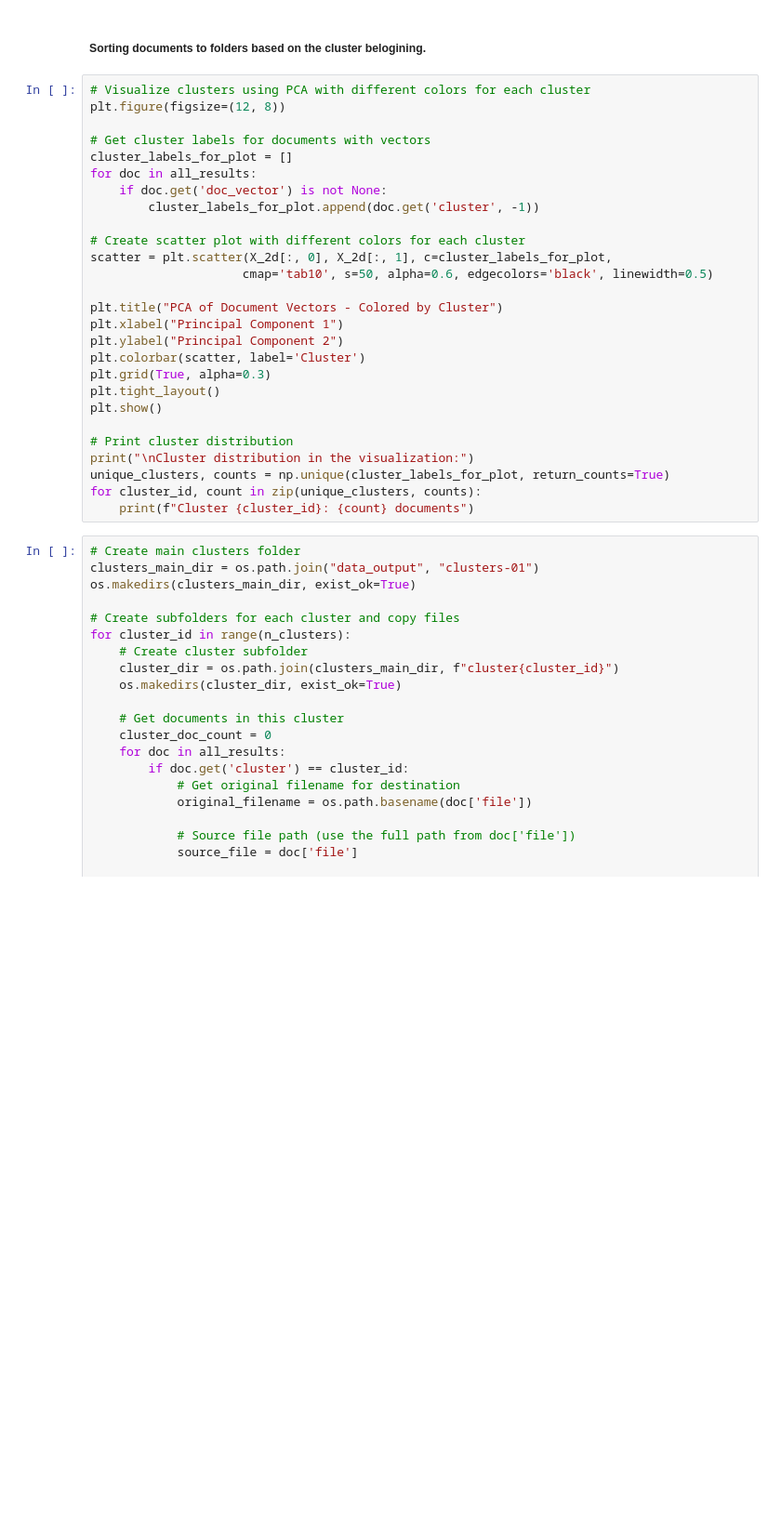
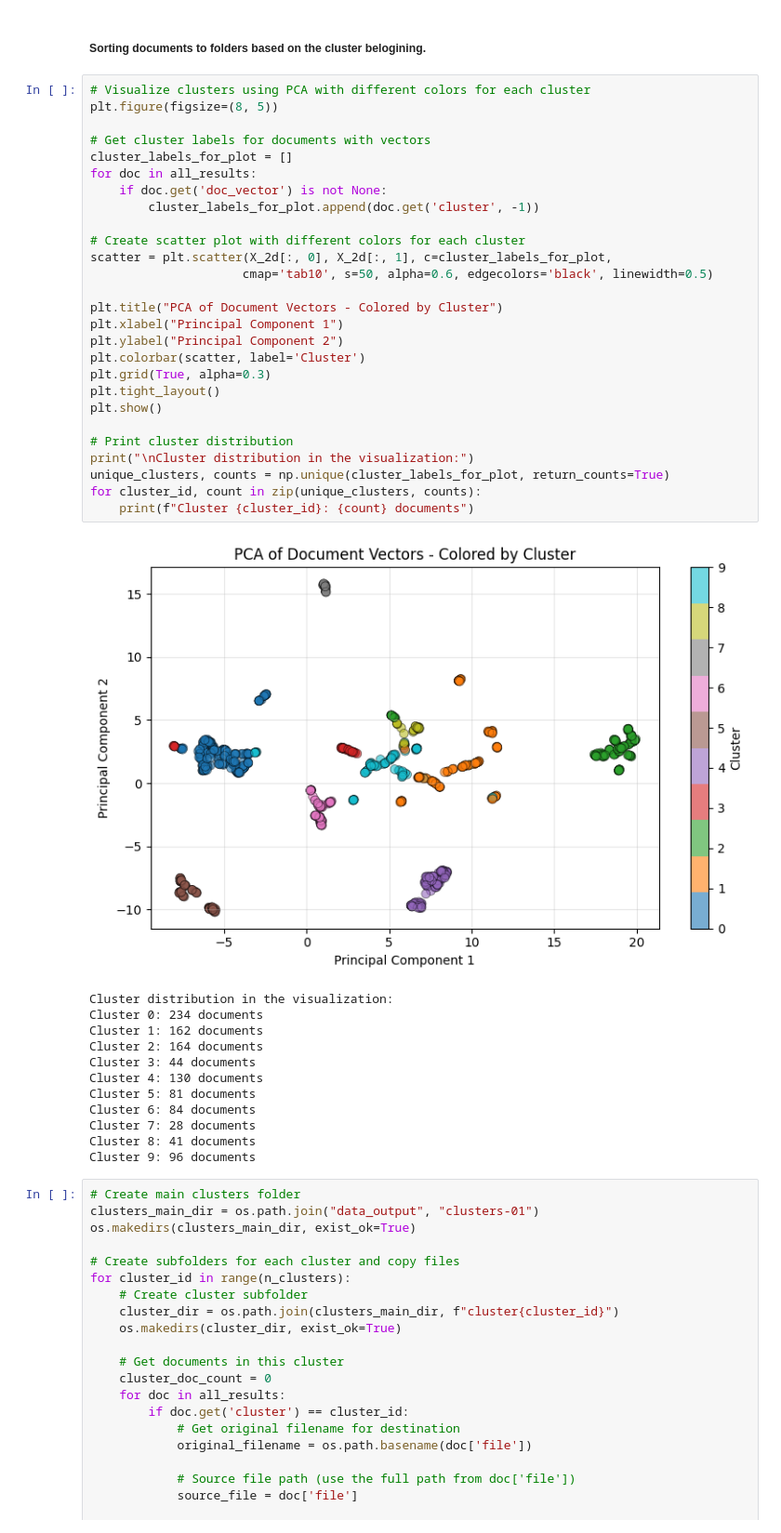
Before and after one commit to kgalic/vl-blogs, a Jupyter notebook: src/01.clustering-documents/02.clustering-approach-01.ipynb, the cells around one changed output. Shown: that part at 93% size. Cells and saved outputs as stored; diff of their text form; blank space fills up the shorter version.

```diff
--- a/src/01.clustering-documents/02.clustering-approach-01.ipynb
+++ b/src/01.clustering-documents/02.clustering-approach-01.ipynb
@@ -260,31 +260,44 @@ Cluster 9: 96 documents
 <h5> Sorting documents to folders based on the cluster belogining. </h5>
 # %%
 # Visualize clusters using PCA with different colors for each cluster
-plt.figure(figsize=(12, 8))
+plt.figure(figsize=(8, 5))
 
 # Get cluster labels for documents with vectors
 cluster_labels_for_plot = []
 for doc in all_results:
     if doc.get('doc_vector') is not None:
         cluster_labels_for_plot.append(doc.get('cluster', -1))
 
 # Create scatter plot with different colors for each cluster
 scatter = plt.scatter(X_2d[:, 0], X_2d[:, 1], c=cluster_labels_for_plot,
                      cmap='tab10', s=50, alpha=0.6, edgecolors='black', linewidth=0.5)
 
 plt.title("PCA of Document Vectors - Colored by Cluster")
 plt.xlabel("Principal Component 1")
 plt.ylabel("Principal Component 2")
 plt.colorbar(scatter, label='Cluster')
 plt.grid(True, alpha=0.3)
 plt.tight_layout()
 plt.show()
 
 # Print cluster distribution
 print("\nCluster distribution in the visualization:")
 unique_clusters, counts = np.unique(cluster_labels_for_plot, return_counts=True)
 for cluster_id, count in zip(unique_clusters, counts):
     print(f"Cluster {cluster_id}: {count} documents")
+# %% [output]
+[figure, added]
+Cluster distribution in the visualization:
+Cluster 0: 234 documents
+Cluster 1: 162 documents
+Cluster 2: 164 documents
+Cluster 3: 44 documents
+Cluster 4: 130 documents
+Cluster 5: 81 documents
+Cluster 6: 84 documents
+Cluster 7: 28 documents
+Cluster 8: 41 documents
+Cluster 9: 96 documents
 # %%
 # Create main clusters folder
 clusters_main_dir = os.path.join("data_output", "clusters-01")
```
Also changed, not shown: parts of 1 cell of this notebook, 7 other files.
